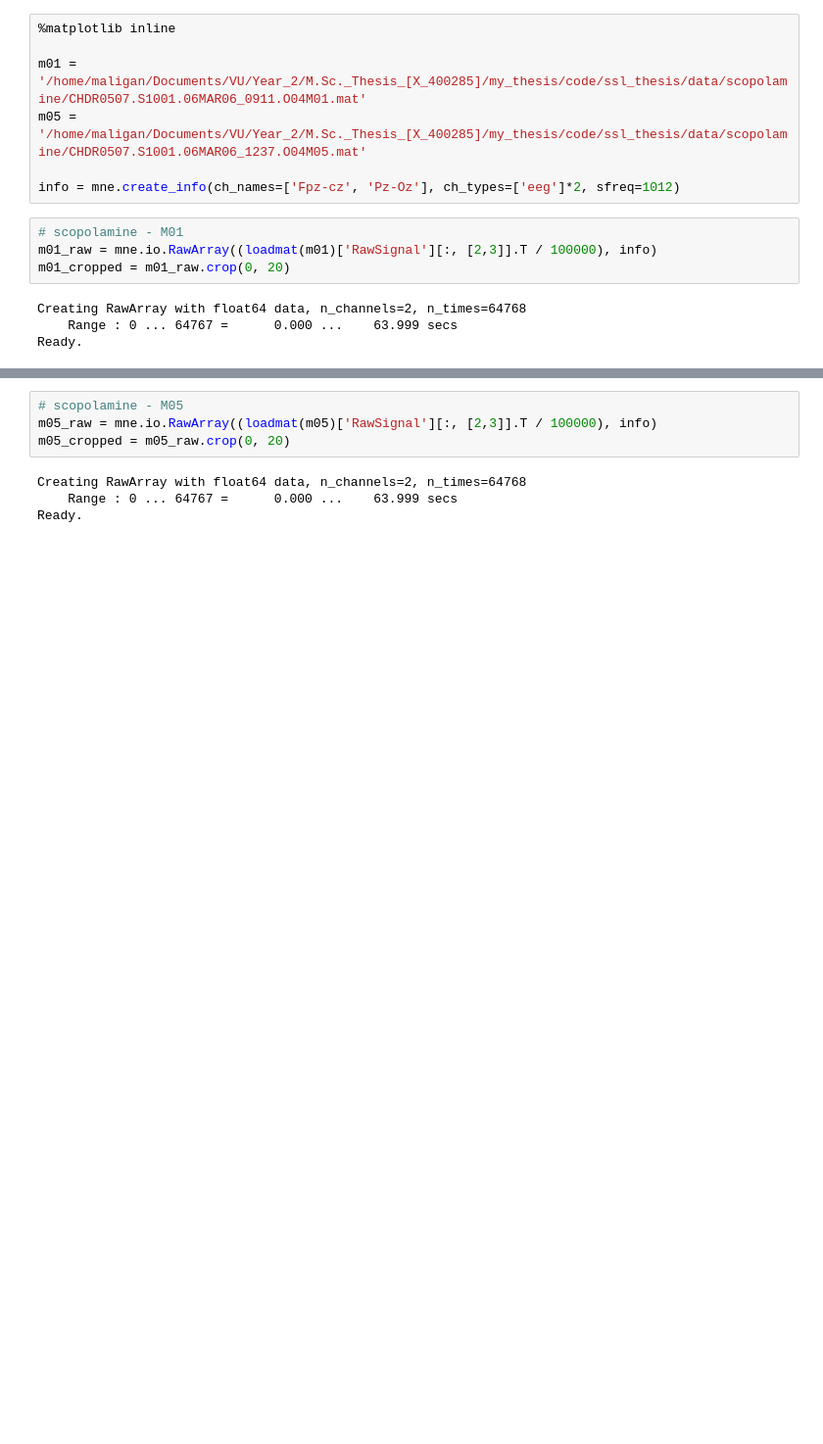
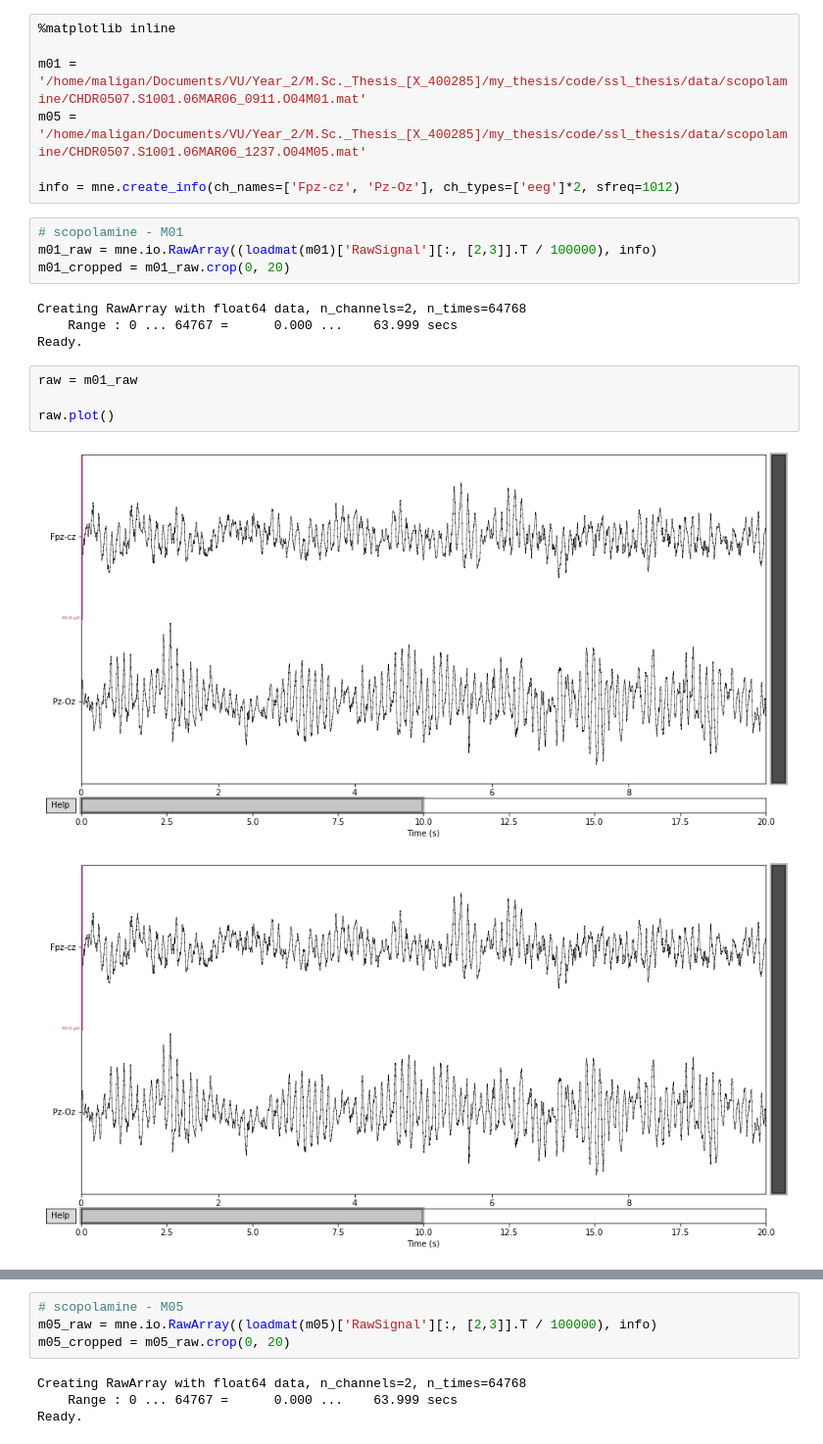
Before and after one commit to etiennegalea/ssl_generic_eeg, a Jupyter notebook: test.ipynb, the cells around one changed output, grey strips where cells are left out. Shown at 98% size. Cells and saved outputs as stored; diff of their text form; blank space fills up the shorter version.

```diff
--- a/test.ipynb
+++ b/test.ipynb
@@ -972,3 +972,10 @@ m01_cropped = m01_raw.crop(0, 20)
 Creating RawArray with float64 data, n_channels=2, n_times=64768
     Range : 0 ... 64767 =      0.000 ...    63.999 secs
 Ready.
+# %%
+raw = m01_raw
+
+raw.plot()
+# %% [output]
+[figure, added]
+[figure, added]
```
Also changed, not shown: parts of 2 cells of this notebook, 2 other files.
